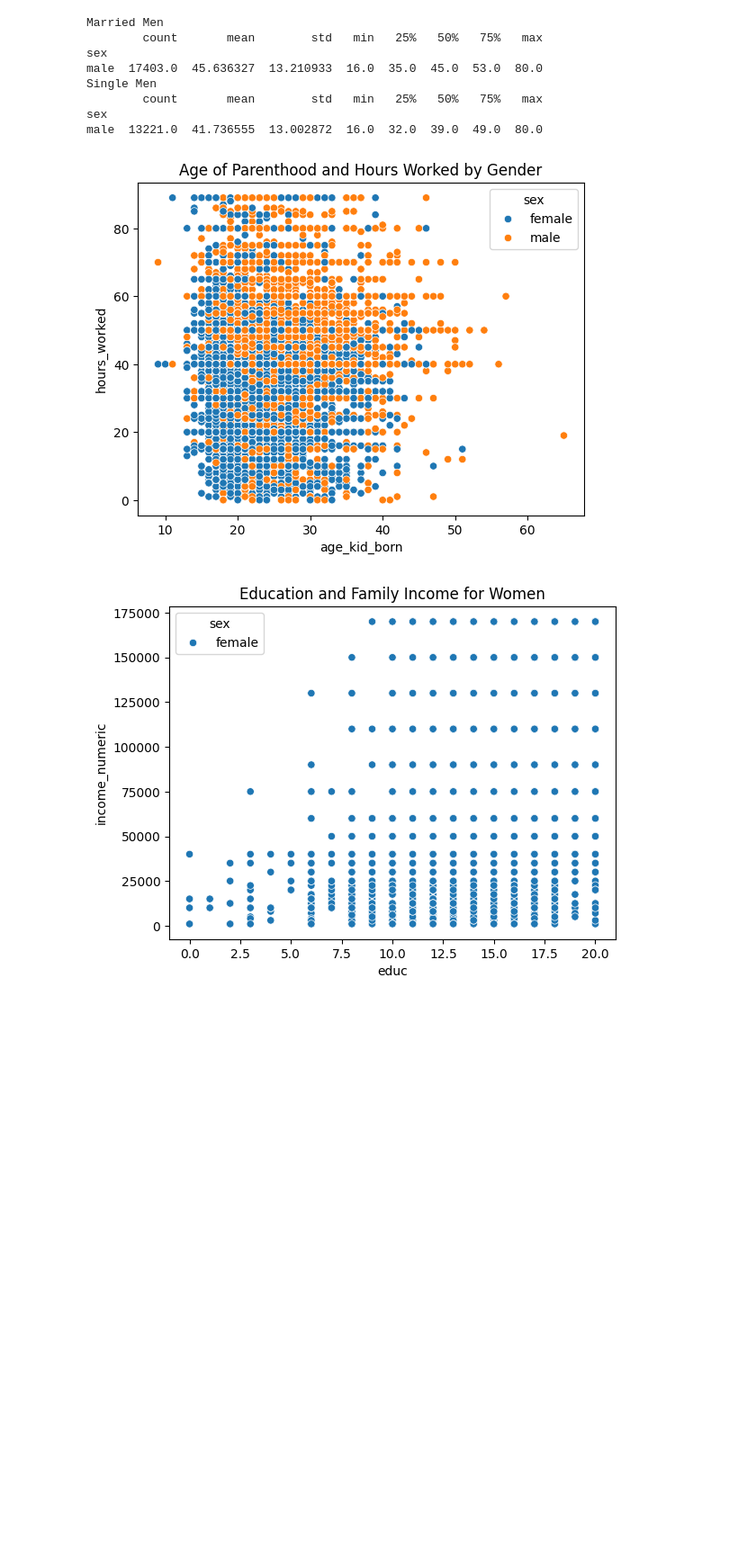
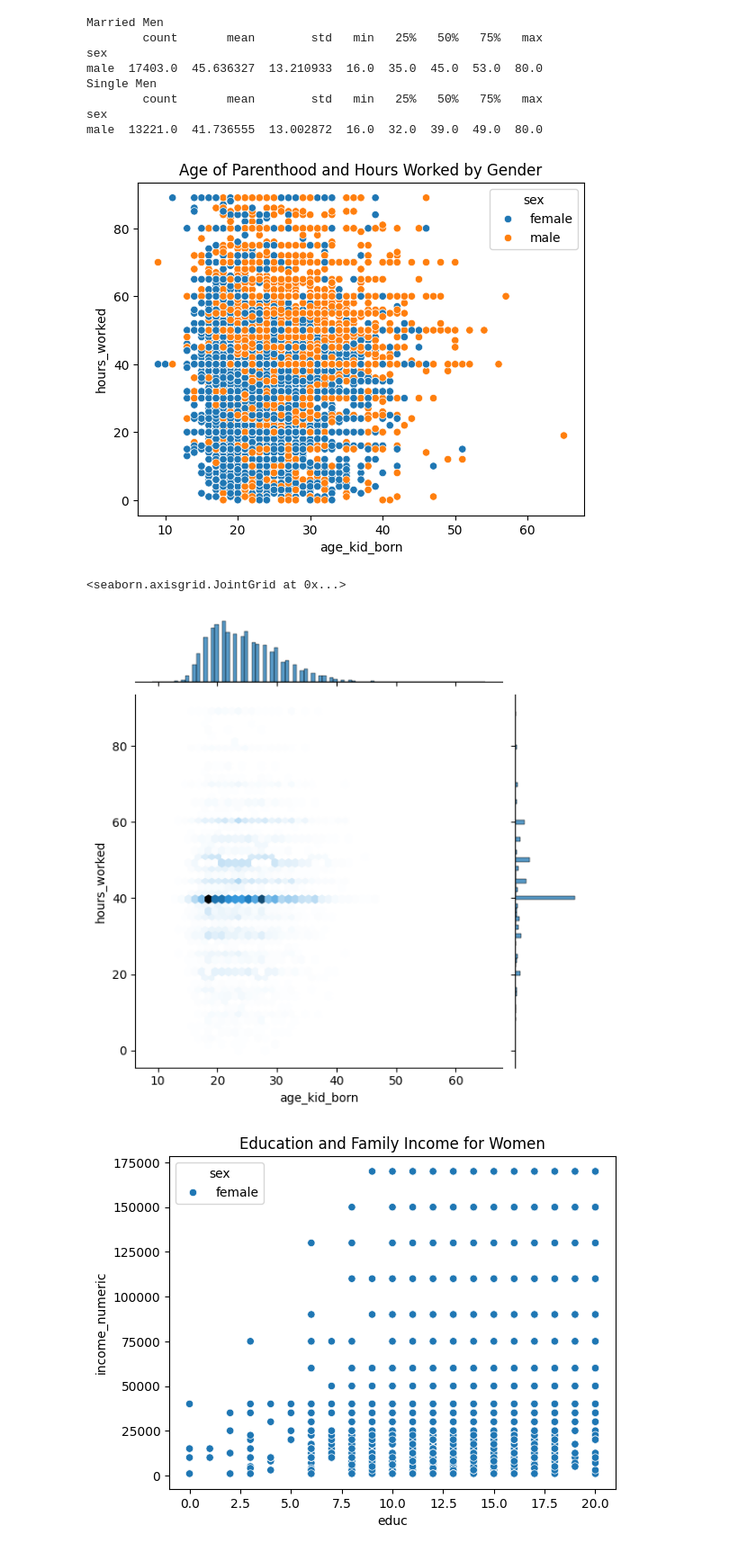
Before and after one commit to fwx5ax/EDA, a Jupyter notebook: lab/get_gss.ipynb, the cells around one changed output. Shown at 90% size. Cells and saved outputs as stored; diff of their text form; code cells hidden in the pictures; blank space fills up the shorter version.

```diff
--- a/lab/get_gss.ipynb
+++ b/lab/get_gss.ipynb
@@ -372,14 +380,18 @@ Single Men
 sex
 male  13221.0  41.736555  13.002872  16.0  32.0  39.0  49.0  80.0
 # %%
-var1 = 'hours_worked' # A numeric variable
-var2 = 'age_kid_born' # Another numeric
+var1 = 'age_kid_born' # A numeric variable
+var2 = 'hours_worked' # Another numeric
 cat1 = 'sex' # A categorical variable
 
-sns.scatterplot(data=new_df, x=var2, y=var1, hue=cat1).set(title='Age of Parenthood and Hours Worked by Gender')
+sns.scatterplot(data=new_df, x=var1, y=var2, hue=cat1).set(title='Age of Parenthood and Hours Worked by Gender')
 plt.show() # Our initial plot
+
+sns.jointplot(data=new_df, x=var1, y=var2, kind='hex') # to show us where most of the data are
 # %% [output]
 [figure]
+<seaborn.axisgrid.JointGrid at 0x...>
+[figure, added]
 # %%
 var1 = 'educ' # A numeric variable
 var2 = 'income_numeric' # Another numeric
```
Also changed, not shown: parts of 5 cells of this notebook.
